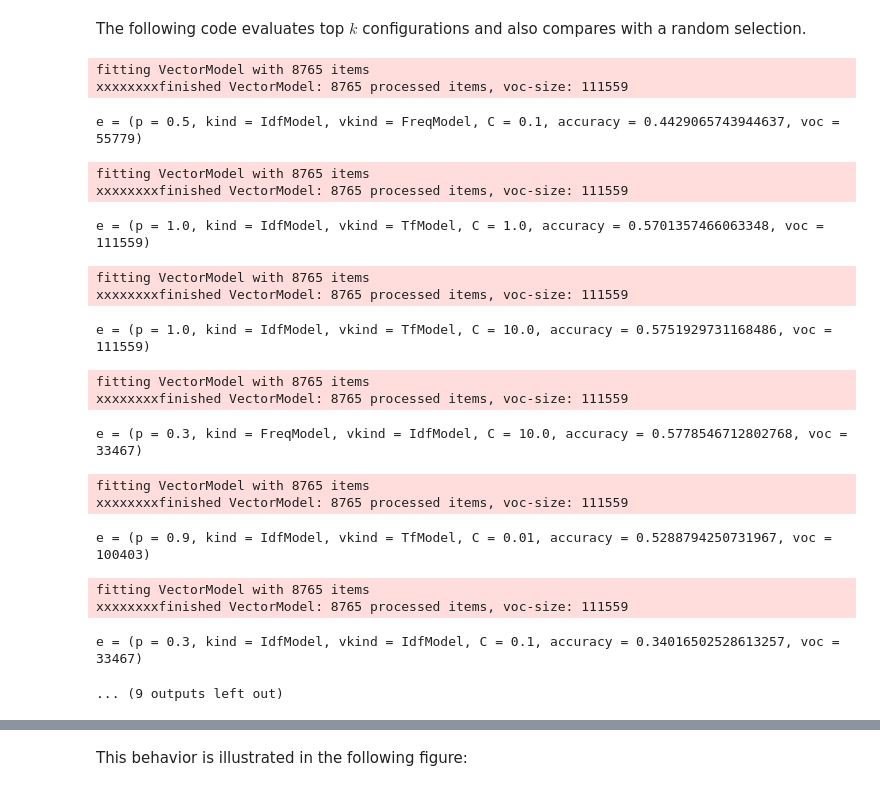
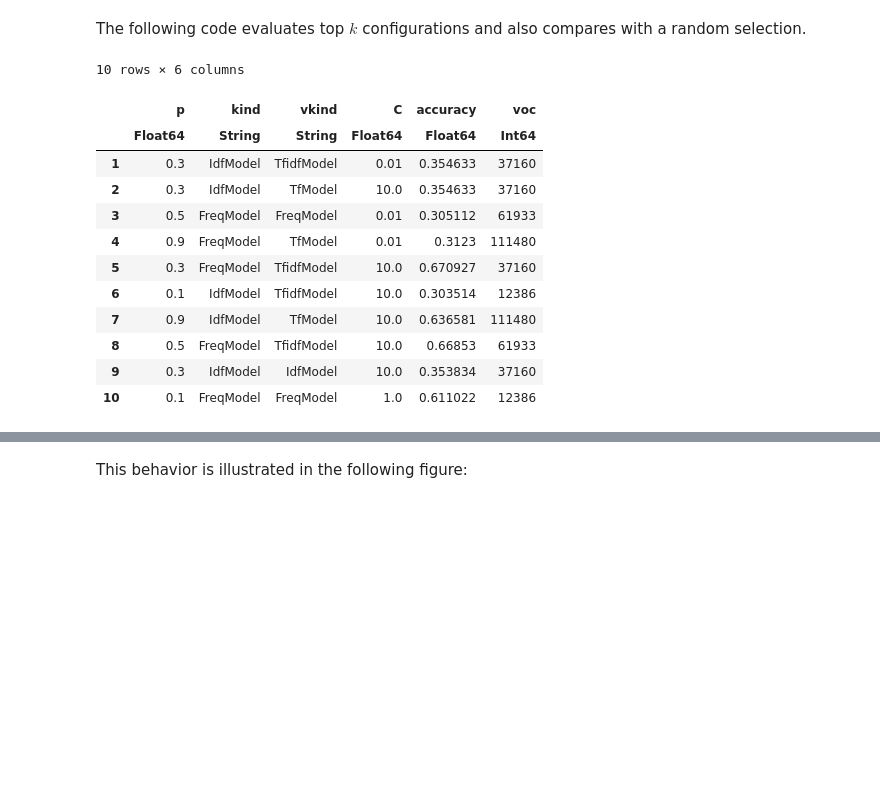
Before and after one commit to sadit/TextSearch.jl, a Jupyter notebook: examples/emospace-model-selection.ipynb, the cells around one changed output, grey strips where cells are left out. Drawn from its saved outputs; the diff is of its cells as text; code cells hidden in the pictures; blank space fills up the shorter version.

```diff
--- a/examples/emospace-model-selection.ipynb
+++ b/examples/emospace-model-selection.ipynb
@@ -211,34 +211,33 @@ function evaluate_model(part, p, kind, vkind, C)
     model = prune_select_top(model_, p, kind)
     Xtrain = [vectorize(model, vkind, text) for text in part.corpus_train]
     Xtest = [vectorize(model, vkind, text) for text in part.corpus_test]
-    classifier = linear_train(part.labels_train, hcat(Xtrain...), C=C)
-    predictions, decision_values = linear_predict(classifier, hcat(Xtest...))
+    classifier = linear_train(part.labels_train, sparse(Xtrain, model.m), C=C)
+    predictions, decision_values = linear_predict(classifier, sparse(Xtest, model.m))
     accuracy = mean(part.labels_test .== predictions)
     (p=p, kind=kind, vkind=vkind, C=C, accuracy=accuracy, voc=length(model.tokens))
 end
-
 
 begin
     perfname = string("perf-top-global-", replace(basename(url), r"\..+" => ""), ".csv")
     perfsmallname = string("perf-top-small-", replace(basename(url), r"\..+" => ""), ".csv")
     perfrandname = string("perf-top-random-", replace(basename(url), r"\..+" => ""), ".csv")
-
     part_large = nothing
     topk = 10
+    ratio = 0.9
 
     if isfile(perfsmallname)
-        top_small = CSV.read(perfsmallname) |> DataFrame
+        topsmall = CSV.read(perfsmallname) |> DataFrame
     else
         L = []
-        part_large = sample_and_partition(db, size(db, 1), 0.7)
+        part_large = sample_and_partition(db, size(db, 1), ratio)
         for row in eachrow(first(sort!(gsFreqSmall, :accuracy, rev=true), topk))
             e = evaluate_model(part_large, row.p, eval(Symbol(row.kind)), eval(Symbol(row.vkind)), row.C)
             push!(L, e)
             @show e
         end
 
-        top_small = DataFrame(L)
-        CSV.write(perfsmallname, top_small)
+        topsmall = DataFrame(L)
+        CSV.write(perfsmallname, topsmall)
     end
 
     if isfile(perfname)
@@ -246,55 +245,49 @@ begin
     else
         L = []
         if part_large === nothing
-            part_large = sample_and_partition(db, size(db, 1), 0.7)
+            part_large = sample_and_partition(db, size(db, 1), ratio)
         end
 
         for row in eachrow(first(sort!(gs, :accuracy, rev=true), topk))
             e = evaluate_model(part_large, row.p, eval(Symbol(row.kind)), eval(Symbol(row.vkind)), row.C)
             push!(L, e)
             @show e
         end
 
         top = DataFrame(L)
         CSV.write(perfname, top)
     end
 
     if isfile(perfrandname)
         toprand = CSV.read(perfrandname) |> DataFrame
     else
         L = []
         if part_large === nothing
-            part_large = sample_and_partition(db, size(db, 1), 0.7)
+            part_large = sample_and_partition(db, size(db, 1), ratio)
         end
 
 
         for row in rand(eachrow(gs) |> collect, topk)
             e = evaluate_model(part_large, row.p, eval(Symbol(row.kind)), eval(Symbol(row.vkind)), row.C)
             push!(L, e)
             @show e
         end
 
         toprand = DataFrame(L)
         CSV.write(perfrandname, toprand)
     end
 end
 # %% [output]
-fitting VectorModel with 8765 items
-xxxxxxxxfinished VectorModel: 8765 processed items, voc-size: 111559
+10 rows × 6 columns
-e = (p = 0.5, kind = IdfModel, vkind = FreqModel, C = 0.1, accuracy = 0.4429065743944637, voc = 55779)
-fitting VectorModel with 8765 items
-xxxxxxxxfinished VectorModel: 8765 processed items, voc-size: 111559
-e = (p = 1.0, kind = IdfModel, vkind = TfModel, C = 1.0, accuracy = 0.5701357466063348, voc = 111559)
-fitting VectorModel with 8765 items
-xxxxxxxxfinished VectorModel: 8765 processed items, voc-size: 111559
-e = (p = 1.0, kind = IdfModel, vkind = TfModel, C = 10.0, accuracy = 0.5751929731168486, voc = 111559)
-fitting VectorModel with 8765 items
-xxxxxxxxfinished VectorModel: 8765 processed items, voc-size: 111559
-e = (p = 0.3, kind = FreqModel, vkind = IdfModel, C = 10.0, accuracy = 0.5778546712802768, voc = 33467)
-fitting VectorModel with 8765 items
-xxxxxxxxfinished VectorModel: 8765 processed items, voc-size: 111559
-e = (p = 0.9, kind = IdfModel, vkind = TfModel, C = 0.01, accuracy = 0.5288794250731967, voc = 100403)
-fitting VectorModel with 8765 items
-xxxxxxxxfinished VectorModel: 8765 processed items, voc-size: 111559
-e = (p = 0.3, kind = IdfModel, vkind = IdfModel, C = 0.1, accuracy = 0.34016502528613257, voc = 33467)
-... (9 outputs left out)
+|  | p | kind | vkind | C | accuracy | voc |
+|  | Float64 | String | String | Float64 | Float64 | Int64 |
+| 1 | 0.3 | IdfModel | TfidfModel | 0.01 | 0.354633 | 37160 |
+| 2 | 0.3 | IdfModel | TfModel | 10.0 | 0.354633 | 37160 |
+| 3 | 0.5 | FreqModel | FreqModel | 0.01 | 0.305112 | 61933 |
+| 4 | 0.9 | FreqModel | TfModel | 0.01 | 0.3123 | 111480 |
+| 5 | 0.3 | FreqModel | TfidfModel | 10.0 | 0.670927 | 37160 |
+| 6 | 0.1 | IdfModel | TfidfModel | 10.0 | 0.303514 | 12386 |
+| 7 | 0.9 | IdfModel | TfModel | 10.0 | 0.636581 | 111480 |
+| 8 | 0.5 | FreqModel | TfidfModel | 10.0 | 0.66853 | 61933 |
+| 9 | 0.3 | IdfModel | IdfModel | 10.0 | 0.353834 | 37160 |
+| 10 | 0.1 | FreqModel | FreqModel | 1.0 | 0.611022 | 12386 |
```
Also changed, not shown: parts of 7 cells of this notebook, 6 other files.
